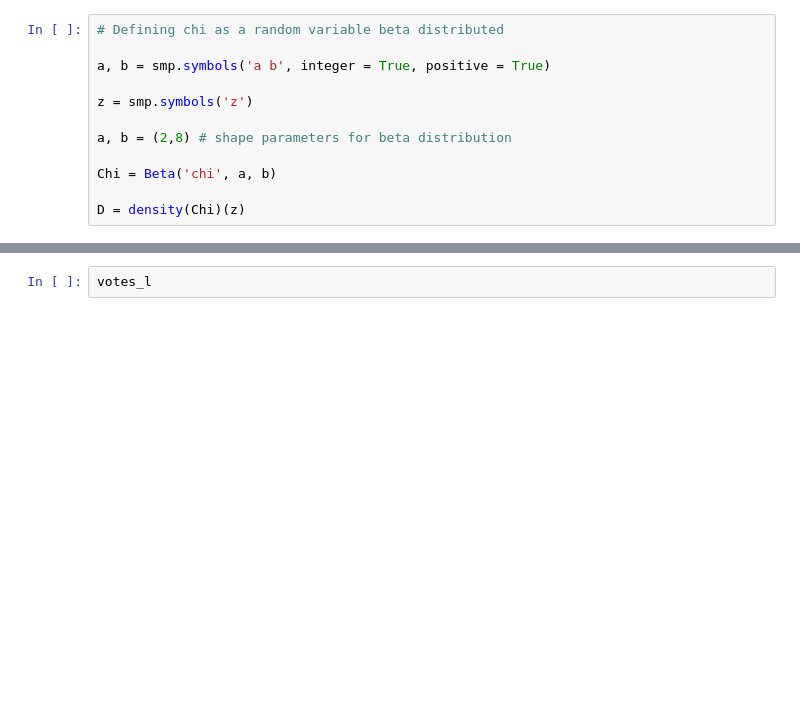
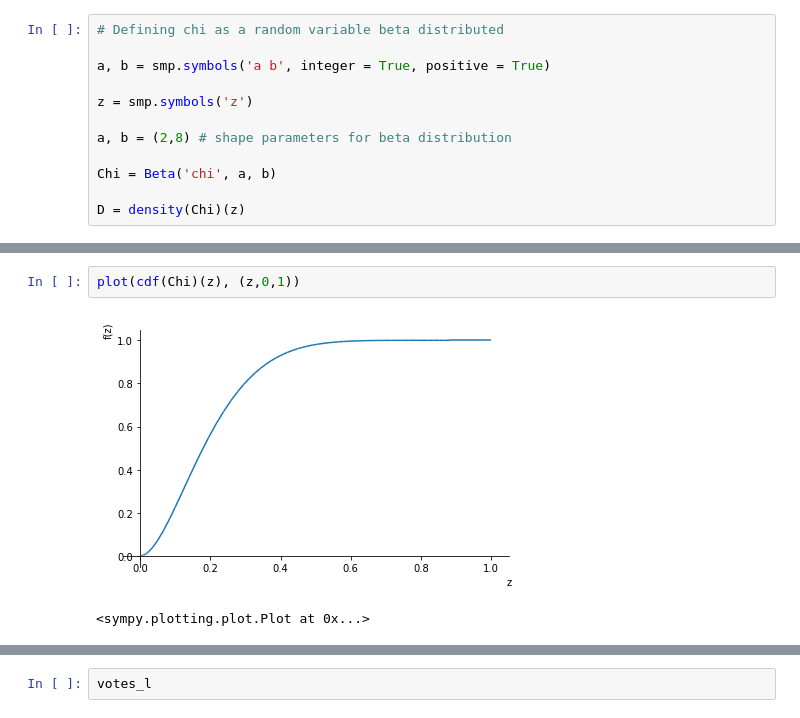
Before and after one commit to hssitja/PhD-Dissertation, a Jupyter notebook: Chapter3_model.ipynb, the cells around one changed output, grey strips where cells are left out. Cells and saved outputs as stored; diff of their text form; blank space fills up the shorter version.

```diff
--- a/Chapter3_model.ipynb
+++ b/Chapter3_model.ipynb
@@ -30,0 +38,5 @@ D = density(Chi)(z)
+# %%
+plot(cdf(Chi)(z), (z,0,1))
+# %% [output]
+[figure, added]
+<sympy.plotting.plot.Plot at 0x...>
```
Also changed, not shown: parts of 46 cells of this notebook.
